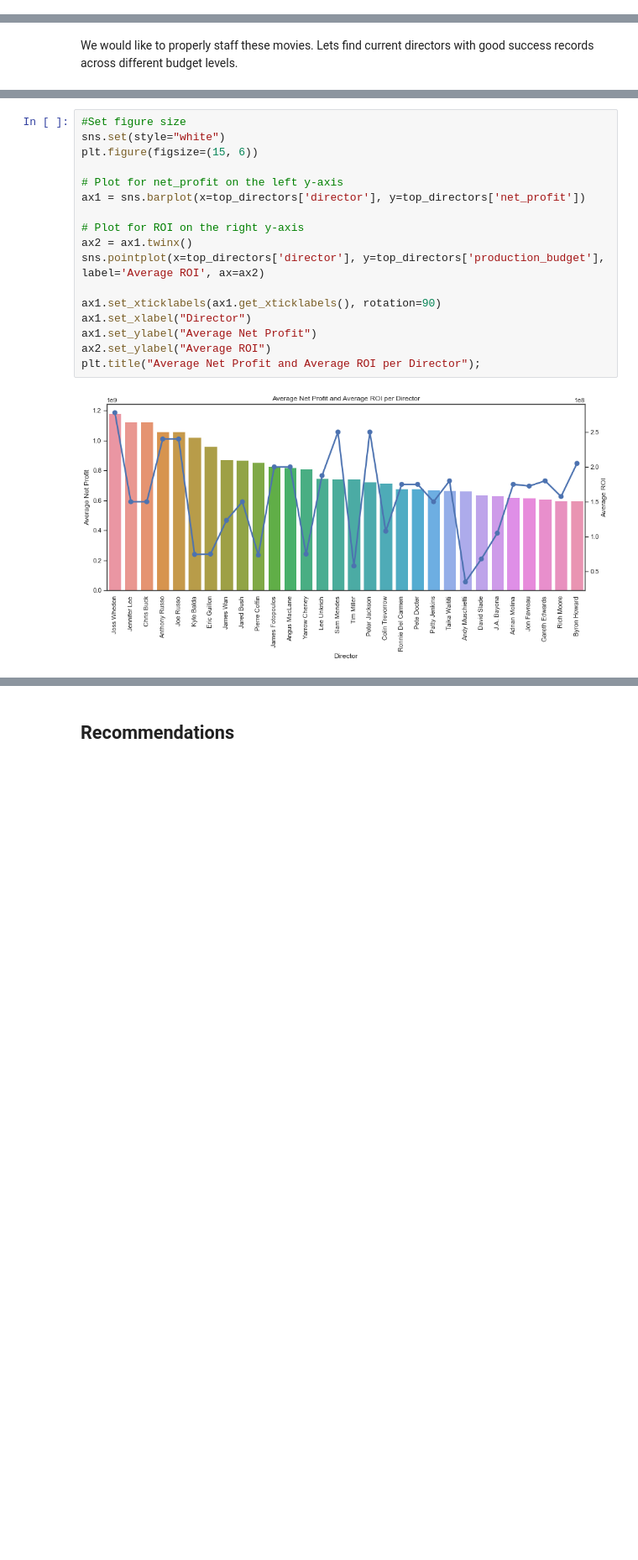
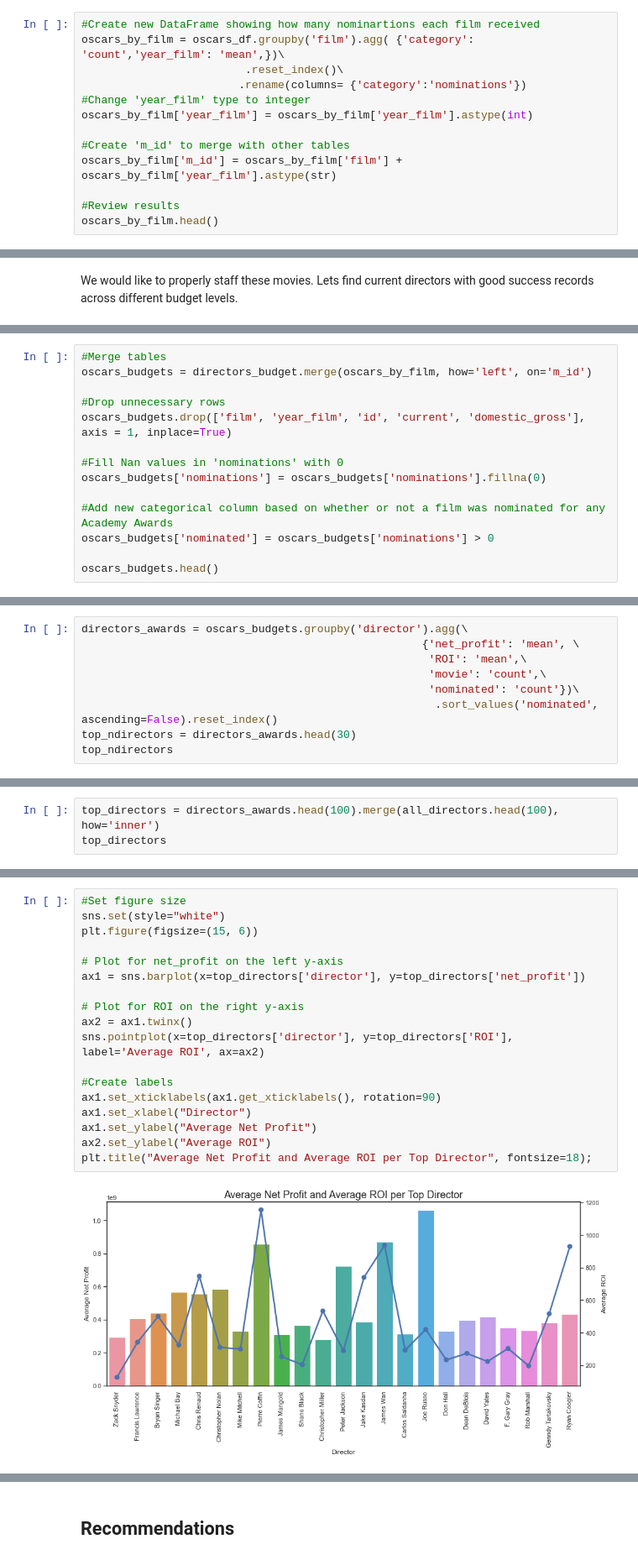
Before and after one commit to valentinav21/microsoft-movie-analysis, a Jupyter notebook: notebook.ipynb, the cells around one changed output, grey strips where cells are left out. Shown at 84% size. Saved outputs shown, nothing was run; the diff lists cells and outputs as text; blank space fills up the shorter version.

```diff
--- a/notebook.ipynb
+++ b/notebook.ipynb
@@ -572,0 +544,13 @@ Name: winner, dtype: float64
+# %%
+#Create new DataFrame showing how many nominartions each film received
+oscars_by_film = oscars_df.groupby('film').agg( {'category': 'count','year_film': 'mean',})\
+                         .reset_index()\
+                        .rename(columns= {'category':'nominations'})
+#Change 'year_film' type to integer
+oscars_by_film['year_film'] = oscars_by_film['year_film'].astype(int)
+
+#Create 'm_id' to merge with other tables
+oscars_by_film['m_id'] = oscars_by_film['film'] + oscars_by_film['year_film'].astype(str)
+
+#Review results
+oscars_by_film.head()
@@ -852,0 +691,14 @@ memory usage: 34.0+ KB
+# %%
+#Merge tables
+oscars_budgets = directors_budget.merge(oscars_by_film, how='left', on='m_id')
+
+#Drop unnecessary rows
+oscars_budgets.drop(['film', 'year_film', 'id', 'current', 'domestic_gross'], axis = 1, inplace=True)
+
+#Fill Nan values in 'nominations' with 0
+oscars_budgets['nominations'] = oscars_budgets['nominations'].fillna(0)
+
+#Add new categorical column based on whether or not a film was nominated for any Academy Awards
+oscars_budgets['nominated'] = oscars_budgets['nominations'] > 0
+
+oscars_budgets.head()
@@ -852,0 +712,9 @@ memory usage: 34.0+ KB
+# %%
+directors_awards = oscars_budgets.groupby('director').agg(\
+                                                    {'net_profit': 'mean', \
+                                                     'ROI': 'mean',\
+                                                     'movie': 'count',\
+                                                     'nominated': 'count'})\
+                                                      .sort_values('nominated', ascending=False).reset_index()
+top_ndirectors = directors_awards.head(30)
+top_ndirectors
@@ -852,0 +761,3 @@ memory usage: 34.0+ KB
+# %%
+top_directors = directors_awards.head(100).merge(all_directors.head(100), how='inner')
+top_directors
@@ -853,19 +782,20 @@ memory usage: 34.0+ KB
 # %%
 #Set figure size
 sns.set(style="white")
 plt.figure(figsize=(15, 6))
 
 # Plot for net_profit on the left y-axis
 ax1 = sns.barplot(x=top_directors['director'], y=top_directors['net_profit'])
 
 # Plot for ROI on the right y-axis
 ax2 = ax1.twinx()
-sns.pointplot(x=top_directors['director'], y=top_directors['production_budget'], label='Average ROI', ax=ax2)
+sns.pointplot(x=top_directors['director'], y=top_directors['ROI'], label='Average ROI', ax=ax2)
 
+#Create labels
 ax1.set_xticklabels(ax1.get_xticklabels(), rotation=90)
 ax1.set_xlabel("Director")
 ax1.set_ylabel("Average Net Profit")
 ax2.set_ylabel("Average ROI")
-plt.title("Average Net Profit and Average ROI per Director");
+plt.title("Average Net Profit and Average ROI per Top Director", fontsize=18);
 # %% [output]
-[figure, old version]
+[figure, new version]
```
Also changed, not shown: parts of 58 cells of this notebook.
